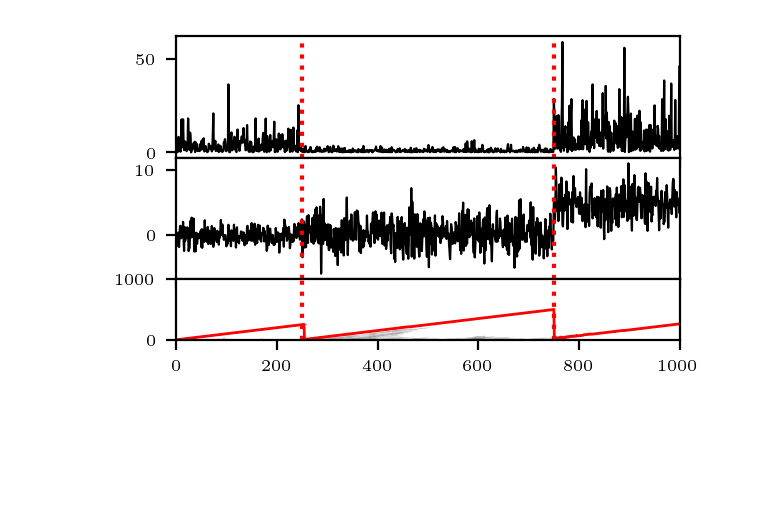
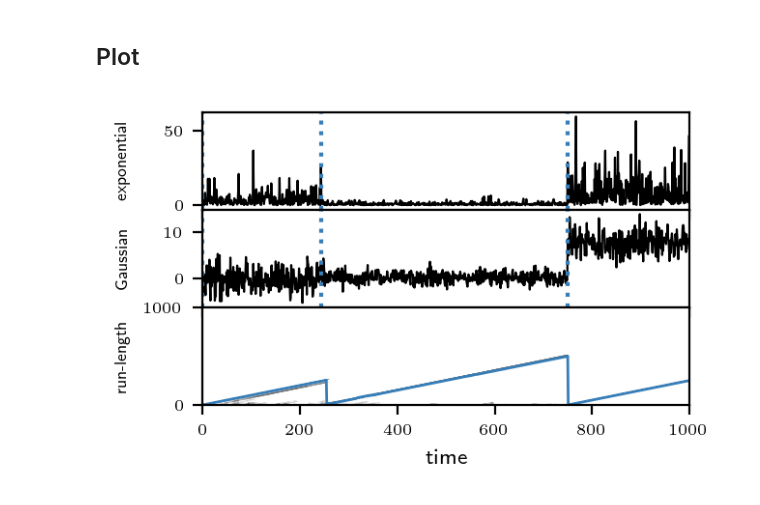
Before and after one commit to maltamiranomontero/DSM-bocd, a Jupyter notebook: notebooks/synthetic.ipynb, the cells around one changed output. Drawn from its saved outputs; the diff is of its cells as text; code cells hidden in the pictures; blank space fills up the shorter version.

```diff
--- a/notebooks/synthetic.ipynb
+++ b/notebooks/synthetic.ipynb
@@ -6,15 +8,19 @@ SCRIPT_DIR = os.path.dirname(os.path.abspath(os.getcwd()))
 sys.path.append(SCRIPT_DIR)
 
 import numpy as np
+
 import matplotlib.pyplot as plt
 from matplotlib.colors import LogNorm
 from tueplots import bundles, figsizes
-import matplotlib.style as style
-style.use('tableau-colorblind10')
 
 from bocpd import bocpd
 from hazard import ConstantHazard
-from models import DSMExponentialGaussianSampling
+from models import DSMExponentialGaussian
+from utils.find_cp import find_cp
+
+CB_color_cycle = ['#377eb8', '#ff7f00', '#4daf4a',
+                  '#f781bf', '#a65628', '#984ea3',
+                  '#999999', '#e41a1c', '#dede00']
 # %%
 DATA_PATH = os.path.join(SCRIPT_DIR,'data/synthetic')
 RESULT_PATH = os.path.join(SCRIPT_DIR,'notebooks/results/synthetic')
@@ -24,8 +32,8 @@ T = 1000
 data  = np.zeros((T, 2))
 cps   = [250,750]
 lambdas = [1/4, 1, 1/8]
-mus = [0, 0, 5]
-sigmas = [1, 2, 2]
+mus = [0, 0, 8]
+sigmas = [2, 1, 2]
 scale = lambdas[0]
 mu = mus[0]
 var = sigmas[0]
@@ -102,2 +114,4 @@ model = DSMExponentialGaussianSampling(data, m ,grad_m, grad_t, hess_t, grad_b,
+# %%
+model = DSMExponentialGaussian(data, m ,grad_m, grad_r, hess_r, grad_b, omega, mu0, Sigma0, b = 40)
 # %%
 hazard = ConstantHazard(300)
@@ -144,24 +136,39 @@ with plt.rc_context(bundles.icml2022(column='full')):
+# %% [markdown]
+## Plot
 # %%
-FILE_NAME = 'Synthetic_col.pdf'
+FILE_NAME = 'Synthetic.pdf'
+cp_color = CB_color_cycle[0]
+cps = find_cp(R)
 with plt.rc_context(bundles.icml2022()):
 
-    fig, ax = plt.subplots(3, 1, sharex = True, dpi = 200, gridspec_kw={'height_ratios': [2,2,1]})
+    fig, ax = plt.subplots(3, 1, sharex = True, dpi = 200, gridspec_kw={'height_ratios': [1,1,1]})
     ax[0].set_xlim([0, T])
     ax[0].plot(range(0, 1000),data[:,0],color='black',lw=0.8)
 
     ax[1].set_xlim([0, T])
     ax[1].plot(range(0, 1000),data[:,1],color='black',lw=0.8)
 
     ax[2].set_xlim([0, T])
     ax[2].imshow(np.rot90(R), aspect='auto', cmap='gray_r',
                    norm=LogNorm(vmin=0.0001, vmax=1), extent=[0,T,0,T])
-    ax[2].plot(np.argmax(R,axis=1), c='r',lw=1)
+    ax[2].plot(np.argmax(R,axis=1), c=cp_color,lw=1)
 
     for cp in cps:
-        ax[0].axvline(cp, c='red', ls='dotted', lw=1.5)
-        ax[1].axvline(cp, c='red', ls='dotted', lw=1.5)
-        ax[2].axvline(cp, c='red', ls='dotted', lw=1.5)
+        ax[0].axvline(cp, c=cp_color, ls='dotted', lw=1.5)
+        ax[1].axvline(cp, c=cp_color, ls='dotted', lw=1.5)
+
+
+    ax[2].set_xlabel('time')
+
+    ax[0].set_ylabel('exponential' , size= 6)
+    ax[1].set_ylabel('Gaussian', size= 6)
+    ax[2].set_ylabel('run-length', size= 6)
+
+    ax[0].yaxis.set_label_coords(-0.15,0.5)
+    ax[1].yaxis.set_label_coords(-0.15,0.5)
+    ax[2].yaxis.set_label_coords(-0.15,0.5)
+
     fig.subplots_adjust(hspace=0)
     fig.savefig(os.path.join(RESULT_PATH, FILE_NAME), format="pdf", bbox_inches= "tight")
 # %% [output]
-[figure, old version]
+[figure, new version]
```
Also changed, not shown: parts of 11 cells of this notebook, 41 other files.
